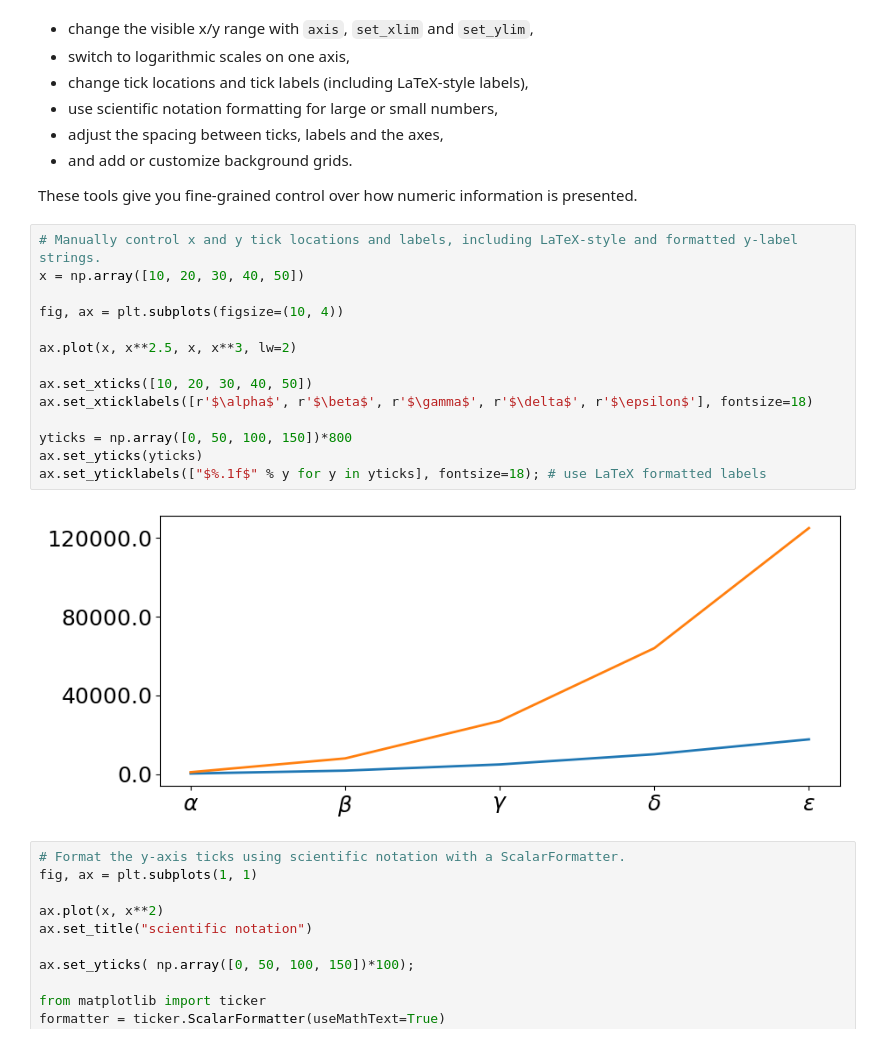
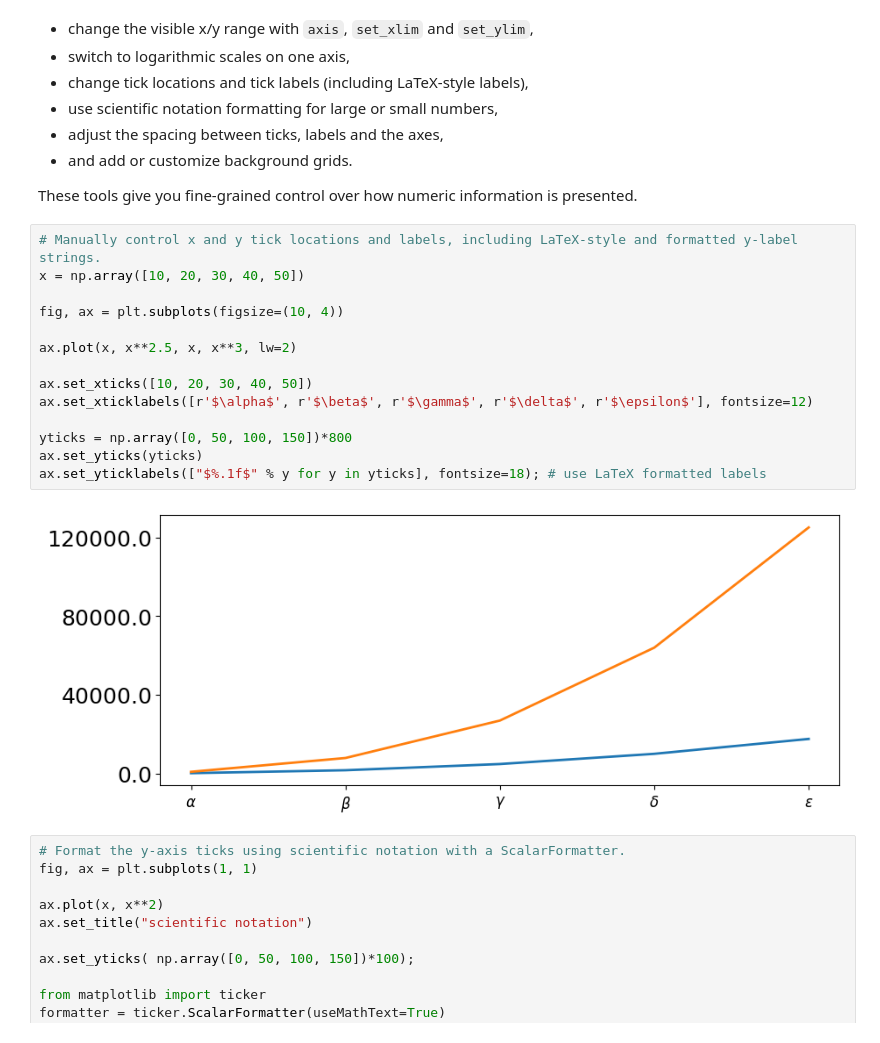
Before and after one commit to ErfanS99/python_course_SRBIAU, a Jupyter notebook: ex_4.ipynb, the cells around one changed output. Saved outputs shown, nothing was run; the diff lists cells and outputs as text.

```diff
--- a/ex_4.ipynb
+++ b/ex_4.ipynb
@@ -363,19 +383,19 @@ These tools give you fine‑grained control over how numeric information is pres
 # %%
 # Manually control x and y tick locations and labels, including LaTeX-style and formatted y-label strings.
 x = np.array([10, 20, 30, 40, 50])
 
 fig, ax = plt.subplots(figsize=(10, 4))
 
 ax.plot(x, x**2.5, x, x**3, lw=2)
 
 ax.set_xticks([10, 20, 30, 40, 50])
-ax.set_xticklabels([r'$\alpha$', r'$\beta$', r'$\gamma$', r'$\delta$', r'$\epsilon$'], fontsize=18)
+ax.set_xticklabels([r'$\alpha$', r'$\beta$', r'$\gamma$', r'$\delta$', r'$\epsilon$'], fontsize=12)
 
 yticks = np.array([0, 50, 100, 150])*800
 ax.set_yticks(yticks)
 ax.set_yticklabels(["$%.1f$" % y for y in yticks], fontsize=18); # use LaTeX formatted labels
 # %% [output]
-[figure, old version]
+[figure, new version]
 # %%
 # Format the y-axis ticks using scientific notation with a ScalarFormatter.
 fig, ax = plt.subplots(1, 1)
```
Also changed, not shown: parts of 27 cells of this notebook.
